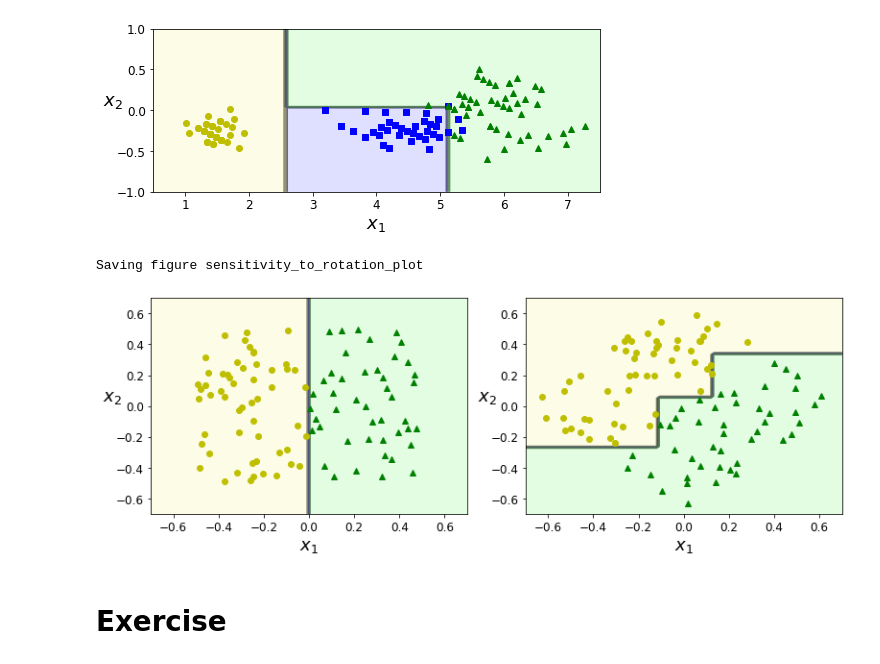
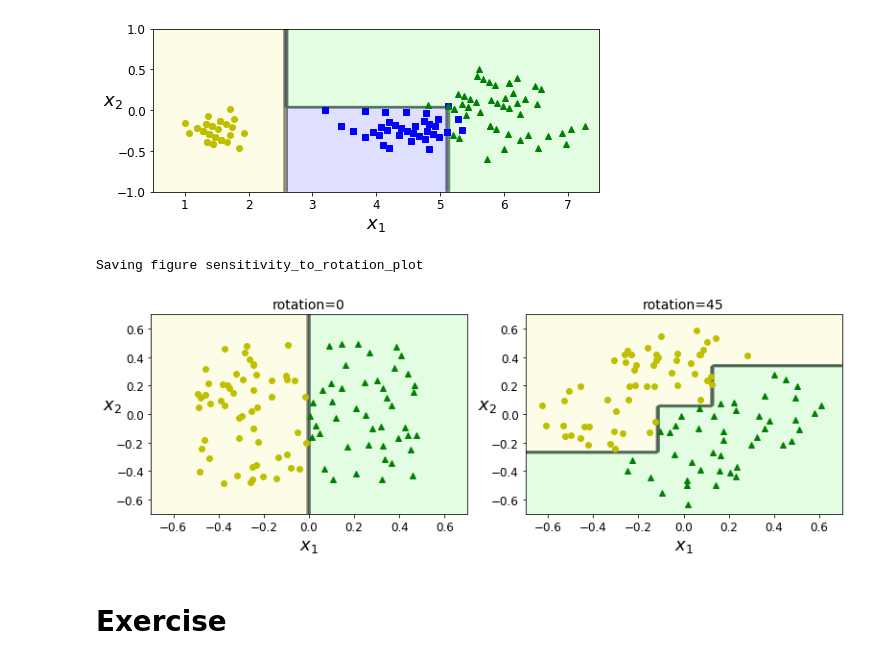
Before and after one commit to soo-pecialist/Hands_on_ML_w_Scikit_Karas_and_TensorFlow, a Jupyter notebook: CH06_Decision_Trees.ipynb, the cells around one changed output. Saved outputs shown, nothing was run; the diff lists cells and outputs as text; code cells hidden in the pictures.

```diff
--- a/CH06_Decision_Trees.ipynb
+++ b/CH06_Decision_Trees.ipynb
@@ -83,7 +83,8 @@ Source.from_file(os.path.join(IMAGES_PATH, "iris_tree.dot"))
 # %%
 from matplotlib.colors import ListedColormap
 
-def plot_decision_boundary(clf, X, y, axes=[0, 7.5, 0, 3], iris=True, legend=False, plot_training=True):
+def plot_decision_boundary(clf, X, y, axes=[0, 7.5, 0, 3],
+                           iris=True, legend=False, plot_training=True):
     x1s = np.linspace(axes[0], axes[1], 100)
     x2s = np.linspace(axes[2], axes[3], 100)
     x1, x2 = np.meshgrid(x1s, x2s)
@@ -92,15 +93,14 @@ def plot_decision_boundary(clf, X, y, axes=[0, 7.5, 0, 3], iris=True, legend=Fal
     y_pred = clf.predict(X_new).reshape(x1.shape)
     custom_cmap = ListedColormap(['#fafab0','#9898ff','#a0faa0'])
     plt.contourf(x1, x2, y_pred, alpha=0.3, cmap=custom_cmap)
-
     if not iris:
         custom_cmap2 = ListedColormap(['#7d7d58','#4c4c7f','#507d50'])
         plt.contour(x1, x2, y_pred, cmap=custom_cmap2, alpha=0.8)
 
     if plot_training:
-        plt.plot(X[:, 0][y==0], X[:, 1][y==0], "yo", label="Iris setosa")
-        plt.plot(X[:, 0][y==1], X[:, 1][y==1], "bs", label="Iris versicolor")
-        plt.plot(X[:, 0][y==2], X[:, 1][y==2], "g^", label="Iris virginica")
+        plt.plot(X[y==0, 0], X[y==0, 1], "yo", label="Iris setosa")
+        plt.plot(X[y==1, 0], X[y==1, 1], "bs", label="Iris versicolor")
+        plt.plot(X[y==2, 0], X[y==2, 1], "g^", label="Iris virginica")
         plt.axis(axes)
 
     if iris:
@@ -321,10 +325,13 @@ plt.show()
 # %% [output]
 [figure]
 # %%
+def rotation(X, degree, dim=2):
+    angle = np.pi / 180 * degree
+    return X @ np.array([[np.cos(angle), -np.sin(angle)],
+                        [np.sin(angle), np.cos(angle)]])
+
 ## Rotating 20 degree clockwise
-angle = np.pi / 180 * 20
-rotation_matrix = np.array([[np.cos(angle), -np.sin(angle)], [np.sin(angle), np.cos(angle)]])
-Xr = X@rotation_matrix
+Xr = rotation(X, 20)
 
 tree_clf_r = DecisionTreeClassifier(random_state=42)
 tree_clf_r.fit(Xr, y)
@@ -338,29 +345,29 @@ plt.show()
 # %%
 np.random.seed(6)
 Xs = np.random.rand(100, 2) - 0.5
 ys = (Xs[:, 0] > 0).astype(np.float32) * 2
 
 ## 45 degree rotation clockwise
-angle = np.pi / 4
-rotation_matrix = np.array([[np.cos(angle), -np.sin(angle)], [np.sin(angle), np.cos(angle)]])
-Xsr = Xs@rotation_matrix
+Xsr = rotation(Xs, 45)
 
 tree_clf_s = DecisionTreeClassifier(random_state=42)
 tree_clf_s.fit(Xs, ys)
 tree_clf_sr = DecisionTreeClassifier(random_state=42)
 tree_clf_sr.fit(Xsr, ys)
 
 plt.figure(figsize=(11, 4))
 plt.subplot(121)
 plot_decision_boundary(tree_clf_s, Xs, ys, axes=[-0.7, 0.7, -0.7, 0.7], iris=False)
+plt.title('rotation=0', fontsize=14)
 plt.subplot(122)
 plot_decision_boundary(tree_clf_sr, Xsr, ys, axes=[-0.7, 0.7, -0.7, 0.7], iris=False)
+plt.title('rotation=45', fontsize=14)
 
 save_fig("sensitivity_to_rotation_plot")
 plt.show()
 # %% [output]
 Saving figure sensitivity_to_rotation_plot
-[figure, old version]
+[figure, new version]
 # %% [markdown]
 # Exercise
 # %% [markdown]
```
Also changed, not shown: parts of 12 cells of this notebook.
